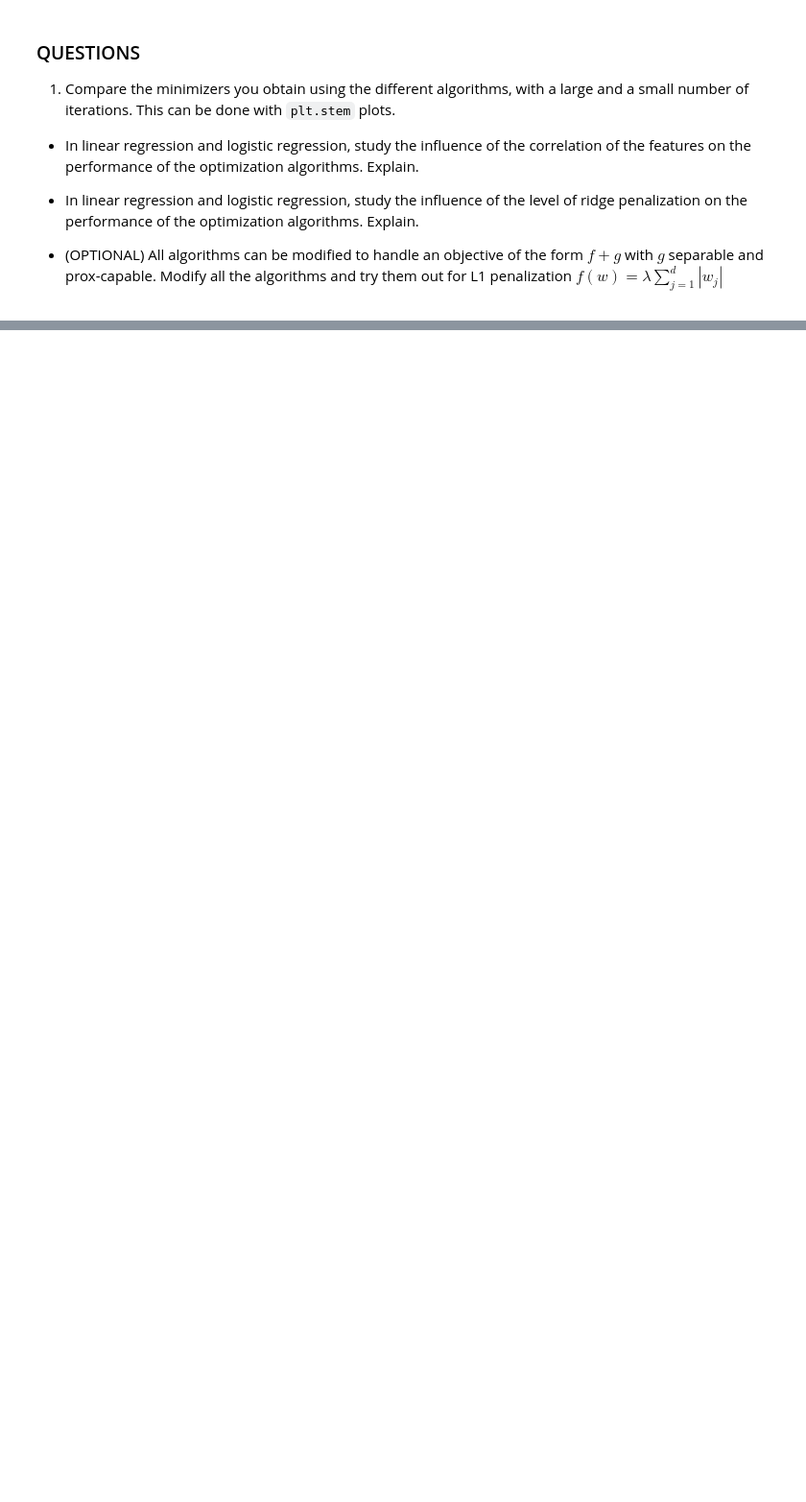
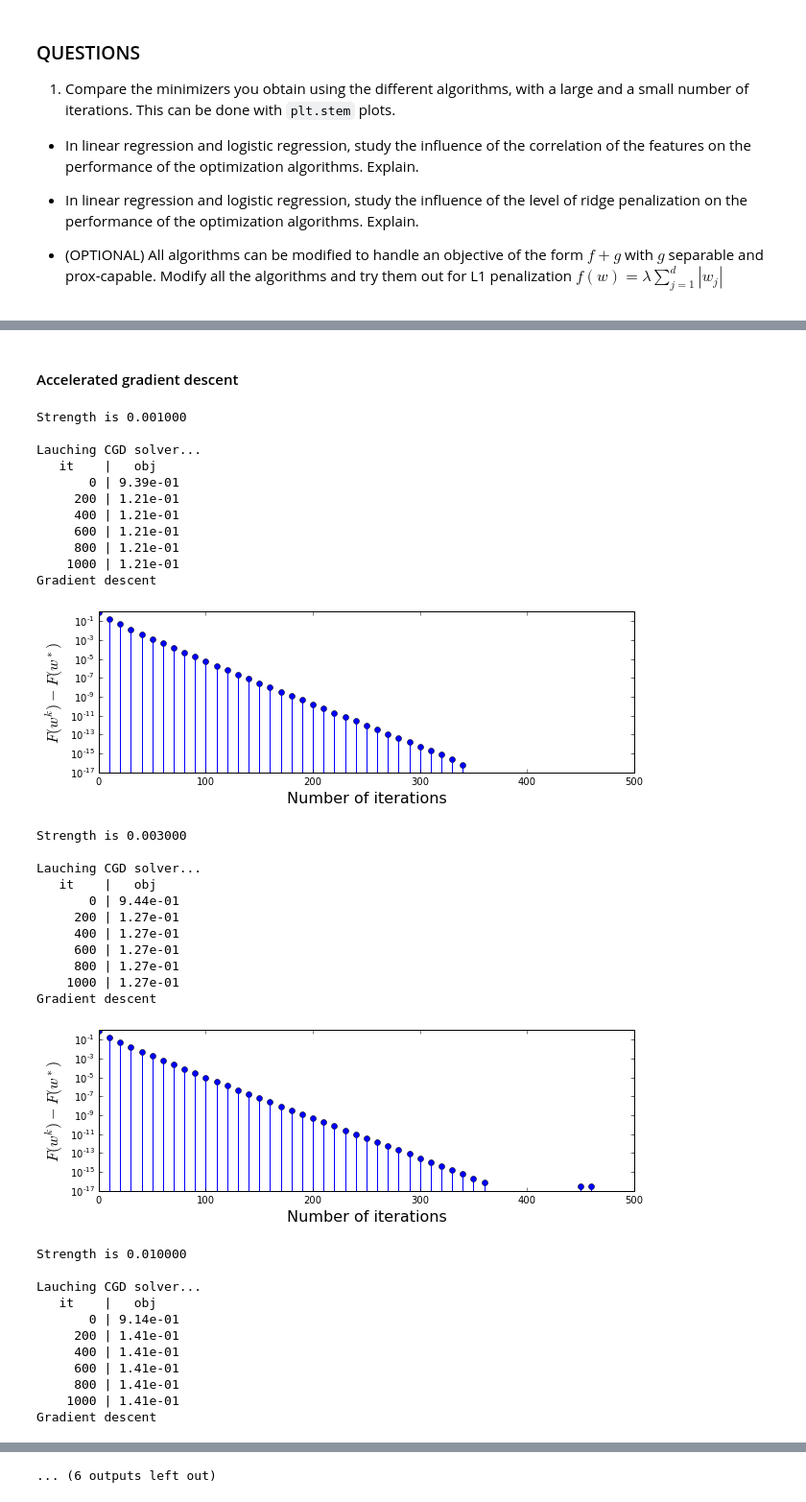
Before and after one commit to vovanhuy/ml2, a Jupyter notebook: tp.ipynb, the cells around one changed output, grey strips where cells are left out. Shown: that part at 96% size. Cells and saved outputs as stored; diff of their text form; code cells hidden in the pictures; blank space fills up the shorter version.

```diff
--- a/tp.ipynb
+++ b/tp.ipynb
@@ -924,0 +1058,72 @@ Lauching CGD solver...
+# %% [markdown]
+#### Accelerated gradient descent
+# %%
+for strength in strength_list:
+    print("Strength is %f\n"%strength)
+    # Create simulating data and model
+    n_features = 50
+    nnz = 20
+    idx = np.arange(n_features)
+    w0 = (-1) ** (idx - 1) * np.exp(-idx / 10.)
+    w0[nnz:] = 0.
+    X, y = simu_linreg(w0, corr=0.6)
+    model = ModelLinReg(X, y, strength=strength)
+    w = np.random.randn(n_features)
+
+    # Starting point of all solvers
+    w0 = np.zeros(n_features)
+
+    callback_long = inspector(model, n_iter=1000, verbose=True)
+    w_cgd = cgd(model, w0, n_iter=1000, callback=callback_long, verbose=True)
+    obj_min = callback_long.objectives[-1]
+
+    n_iter = 500
+
+    # Random samples indices for the stochastic solvers (sgd, sag, svrg)
+    idx_samples = np.random.randint(0, model.n_samples, model.n_samples * n_iter)
+    print("Gradient descent")
+    callback_gd = inspector(model, n_iter=n_iter, verbose=False)
+    w_gd = gd(model, w0, n_iter=n_iter, callback=callback_gd, verbose=False)
+    plt.figure(figsize=(10, 3))
+    plt.yscale('log')
+    to_plot = callback_gd.objectives - obj_min
+    plt.stem(range(0, len(to_plot), 10), to_plot[0::10])
+    plt.xlabel("Number of iterations", fontsize=16)
+    plt.ylabel(r"$F(w^k) - F(w^*)$", fontsize=16)
+    plt.show()
+# %% [output]
+Strength is 0.001000
+
+Lauching CGD solver...
+   it    |   obj
+       0 | 9.39e-01
+     200 | 1.21e-01
+     400 | 1.21e-01
+     600 | 1.21e-01
+     800 | 1.21e-01
+    1000 | 1.21e-01
+Gradient descent
+[figure, added]
+Strength is 0.003000
+
+Lauching CGD solver...
+   it    |   obj
+       0 | 9.44e-01
+     200 | 1.27e-01
+     400 | 1.27e-01
+     600 | 1.27e-01
+     800 | 1.27e-01
+    1000 | 1.27e-01
+Gradient descent
+[figure, added]
+Strength is 0.010000
+
+Lauching CGD solver...
+   it    |   obj
+       0 | 9.14e-01
+     200 | 1.41e-01
+     400 | 1.41e-01
+     600 | 1.41e-01
+     800 | 1.41e-01
+    1000 | 1.41e-01
+Gradient descent
@@ -924,0 +1167 @@ Lauching CGD solver...
+... (6 outputs left out)
```
Also changed, not shown: parts of 22 cells of this notebook.
